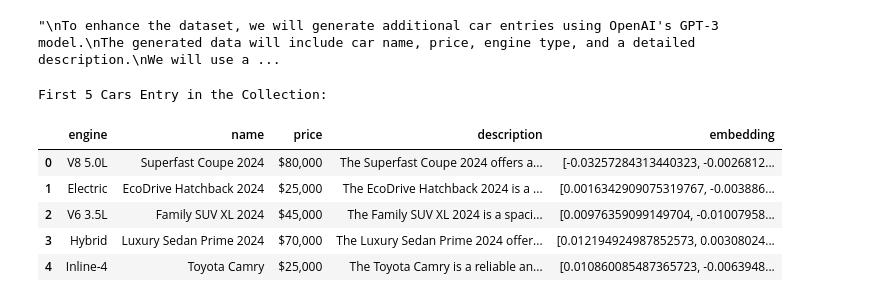
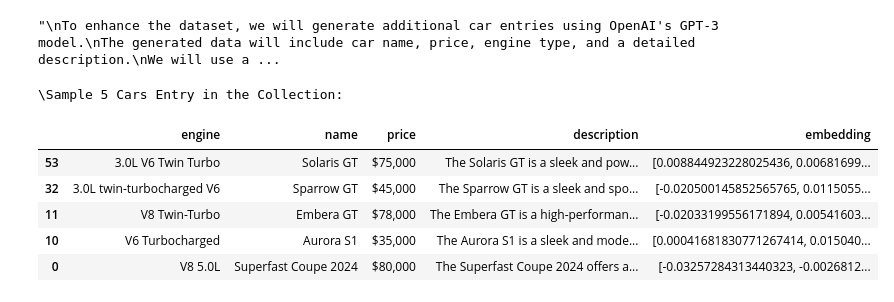
Before and after one commit to thiago-grabe/rag-example, a Jupyter notebook: notebooks/rag_udacity_presentation.ipynb, the cells around one changed output. Saved outputs shown, nothing was run; the diff lists cells and outputs as text; code cells hidden in the pictures.

Commit message:
feat: adding metadata query

```diff
--- a/notebooks/rag_udacity_presentation.ipynb
+++ b/notebooks/rag_udacity_presentation.ipynb
@@ -152,20 +175,23 @@ car_collection.add(ids=car_ids, metadatas=car_metadata, documents=car_descriptio
 # %%
 # Display all data in the collection as a pandas DataFrame
 """
 We will now retrieve all metadata from the Chroma collection and display it as a pandas DataFrame.
 This provides a clear view of the data stored in the collection.
 """
-all_metadata = car_collection.get(ids=car_ids, include=["embeddings", "metadatas"])
+# Retrieve all metadata, embeddings, and documents (descriptions) from the Chroma collection
+all_metadata = car_collection.get(ids=car_ids, include=["embeddings", "documents", "metadatas"])
+
+# Create a DataFrame from the metadata
 car_data = pd.DataFrame(all_metadata['metadatas'])
-car_data["description"] = car_descriptions
+car_data["description"] = all_metadata['documents']
 car_data["embedding"] = all_metadata['embeddings']
-print("\nFirst 5 Cars Entry in the Collection:")
-car_data.head()
+print("\Sample 5 Cars Entry in the Collection:")
+car_data.sample(n=5)
 # %% [output]
-First 5 Cars Entry in the Collection:
+\Sample 5 Cars Entry in the Collection:
 |  | engine | name | price | description | embedding |
+| 53 | 3.0L V6 Twin Turbo | Solaris GT | $75,000 | The Solaris GT is a sleek and pow... | [0.008844923228025436, 0.00681699... |
+| 32 | 3.0L twin-turbocharged V6 | Sparrow GT | $45,000 | The Sparrow GT is a sleek and spo... | [-0.020500145852565765, 0.0115055... |
+| 11 | V8 Twin-Turbo | Embera GT | $78,000 | The Embera GT is a high-performan... | [-0.02033199556171894, 0.00541603... |
+| 10 | V6 Turbocharged | Aurora S1 | $35,000 | The Aurora S1 is a sleek and mode... | [0.00041681830771267414, 0.015040... |
 | 0 | V8 5.0L | Superfast Coupe 2024 | $80,000 | The Superfast Coupe 2024 offers a... | [-0.03257284313440323, -0.0026812... |
-| 1 | Electric | EcoDrive Hatchback 2024 | $25,000 | The EcoDrive Hatchback 2024 is a ... | [0.0016342909075319767, -0.003886... |
-| 2 | V6 3.5L | Family SUV XL 2024 | $45,000 | The Family SUV XL 2024 is a spaci... | [0.00976359099149704, -0.01007958... |
-| 3 | Hybrid | Luxury Sedan Prime 2024 | $70,000 | The Luxury Sedan Prime 2024 offer... | [0.012194924987852573, 0.00308024... |
-| 4 | Inline-4 | Toyota Camry | $25,000 | The Toyota Camry is a reliable an... | [0.010860085487365723, -0.0063948... |
```
Also changed, not shown: parts of 6 cells of this notebook.
